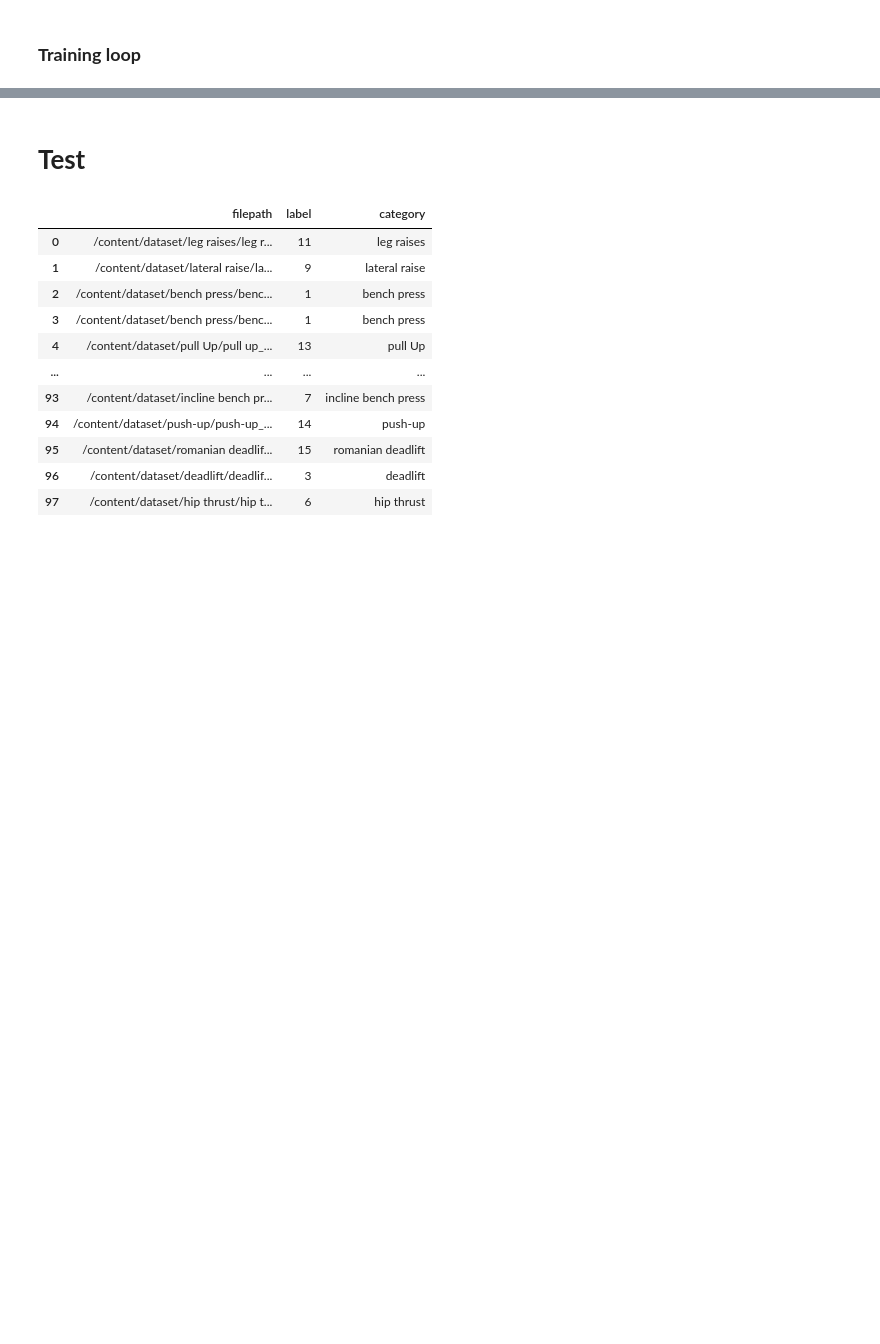
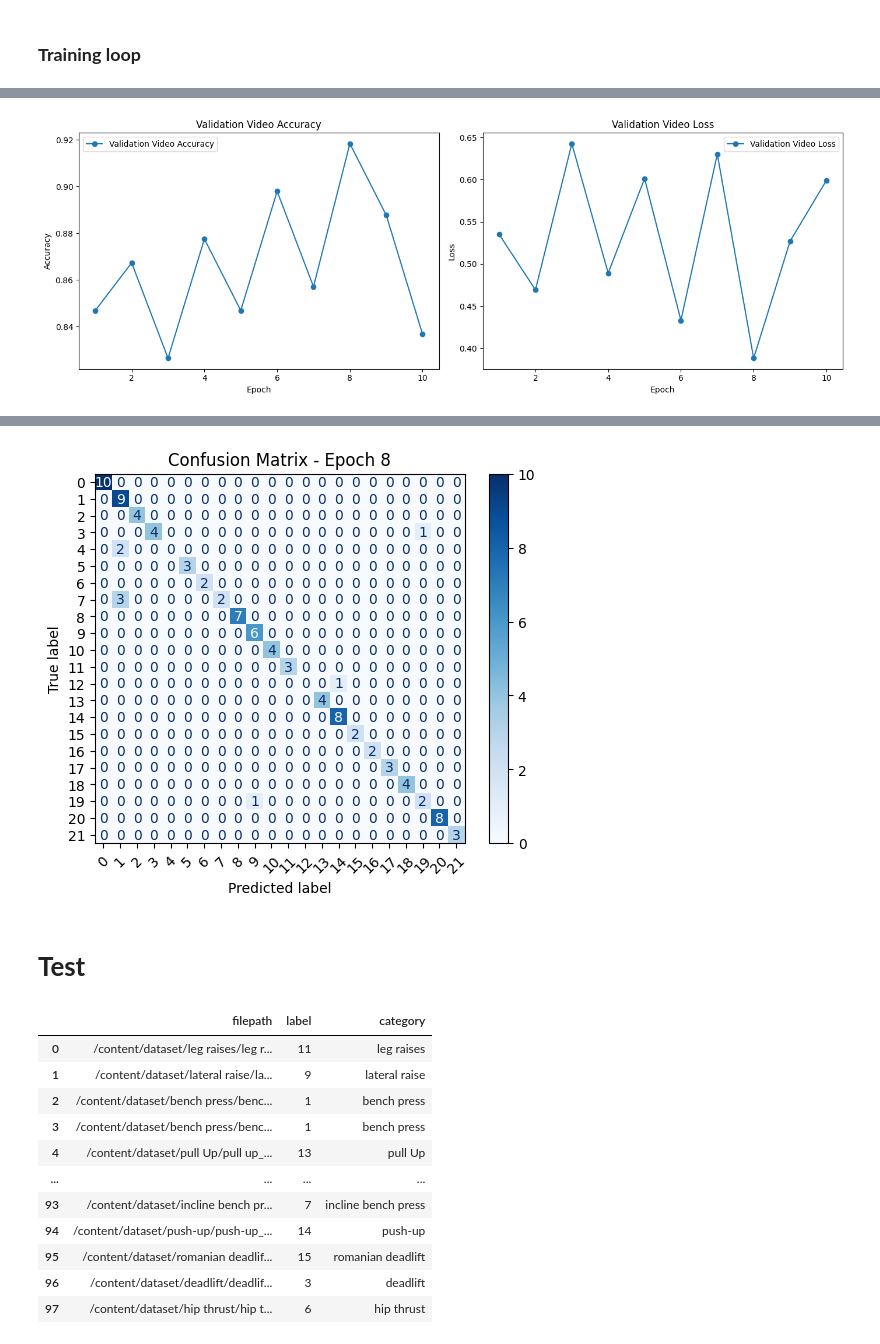
Before and after one commit to ShannieChacham/Workout_Exercises_Video_Classifier, a Jupyter notebook: Shannie_Chacham.ipynb, the cells around one changed output, grey strips where cells are left out. Drawn from its saved outputs; the diff is of its cells as text; code cells hidden in the pictures; blank space fills up the shorter version.

```diff
--- a/Shannie_Chacham.ipynb
+++ b/Shannie_Chacham.ipynb
@@ -1124,0 +1208,8 @@ Plot saved to /content/drive/MyDrive/Beilinson/figs
+# %%
+# label_names = [label_map[i] for i in sorted(label_map)]
+
+history_path = "/content/drive/MyDrive/Beilinson/models/training_history.json"
+predictions_dir = "/content/drive/MyDrive/Beilinson/models"
+
+analyze_video_level_metrics(history_path, predictions_dir, label_names=inv_map, save_path=output_path)
+# %% [output]
@@ -1124,0 +1228 @@ Plot saved to /content/drive/MyDrive/Beilinson/figs
+[figure, added]
@@ -1125,3 +1231,4 @@ Plot saved to /content/drive/MyDrive/Beilinson/figs
+[figure, added]
 # %% [markdown]
 # **Test**
 # %%
```
Also changed, not shown: parts of 29 cells of this notebook.
